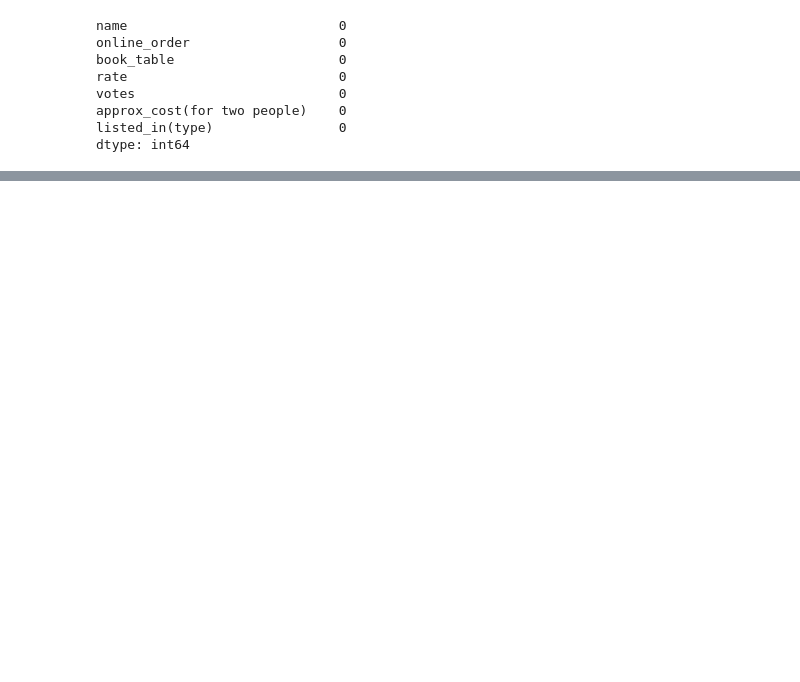
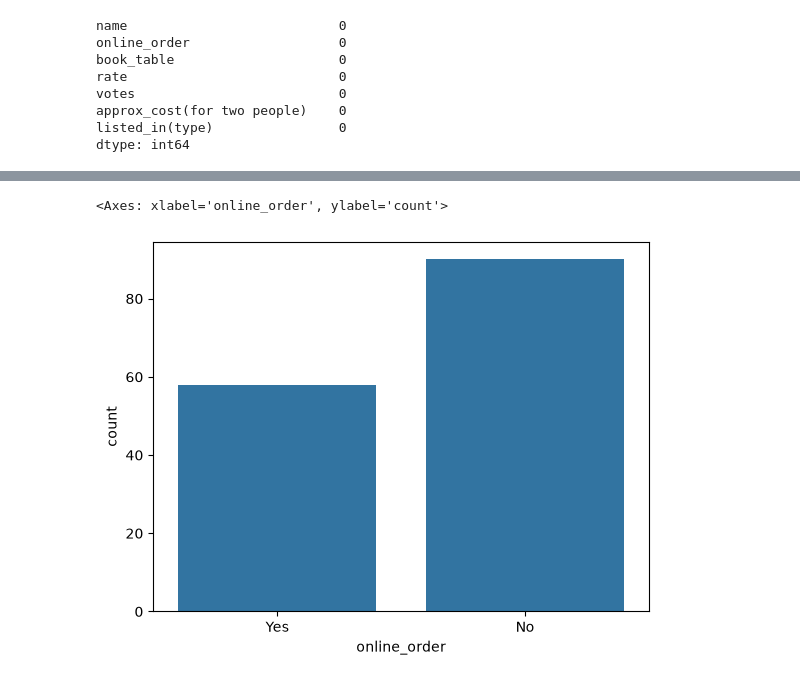
Before and after one commit to saurabhkumar96/mini_project, a Jupyter notebook: aug-2026/python_projects/zomato_data_analysis/zomato-analysis.ipynb, the cells around one changed output, grey strips where cells are left out. Saved outputs shown, nothing was run; the diff lists cells and outputs as text; code cells hidden in the pictures; blank space fills up the shorter version.

```diff
--- a/aug-2026/python_projects/zomato_data_analysis/zomato-analysis.ipynb
+++ b/aug-2026/python_projects/zomato_data_analysis/zomato-analysis.ipynb
@@ -107,0 +80,5 @@ dtype: int64
+# %%
+sns.countplot(x=df['online_order'])
+# %% [output]
+<Axes: xlabel='online_order', ylabel='count'>
+[figure, added]
```
Also changed, not shown: parts of 15 cells of this notebook, 2 other files.
